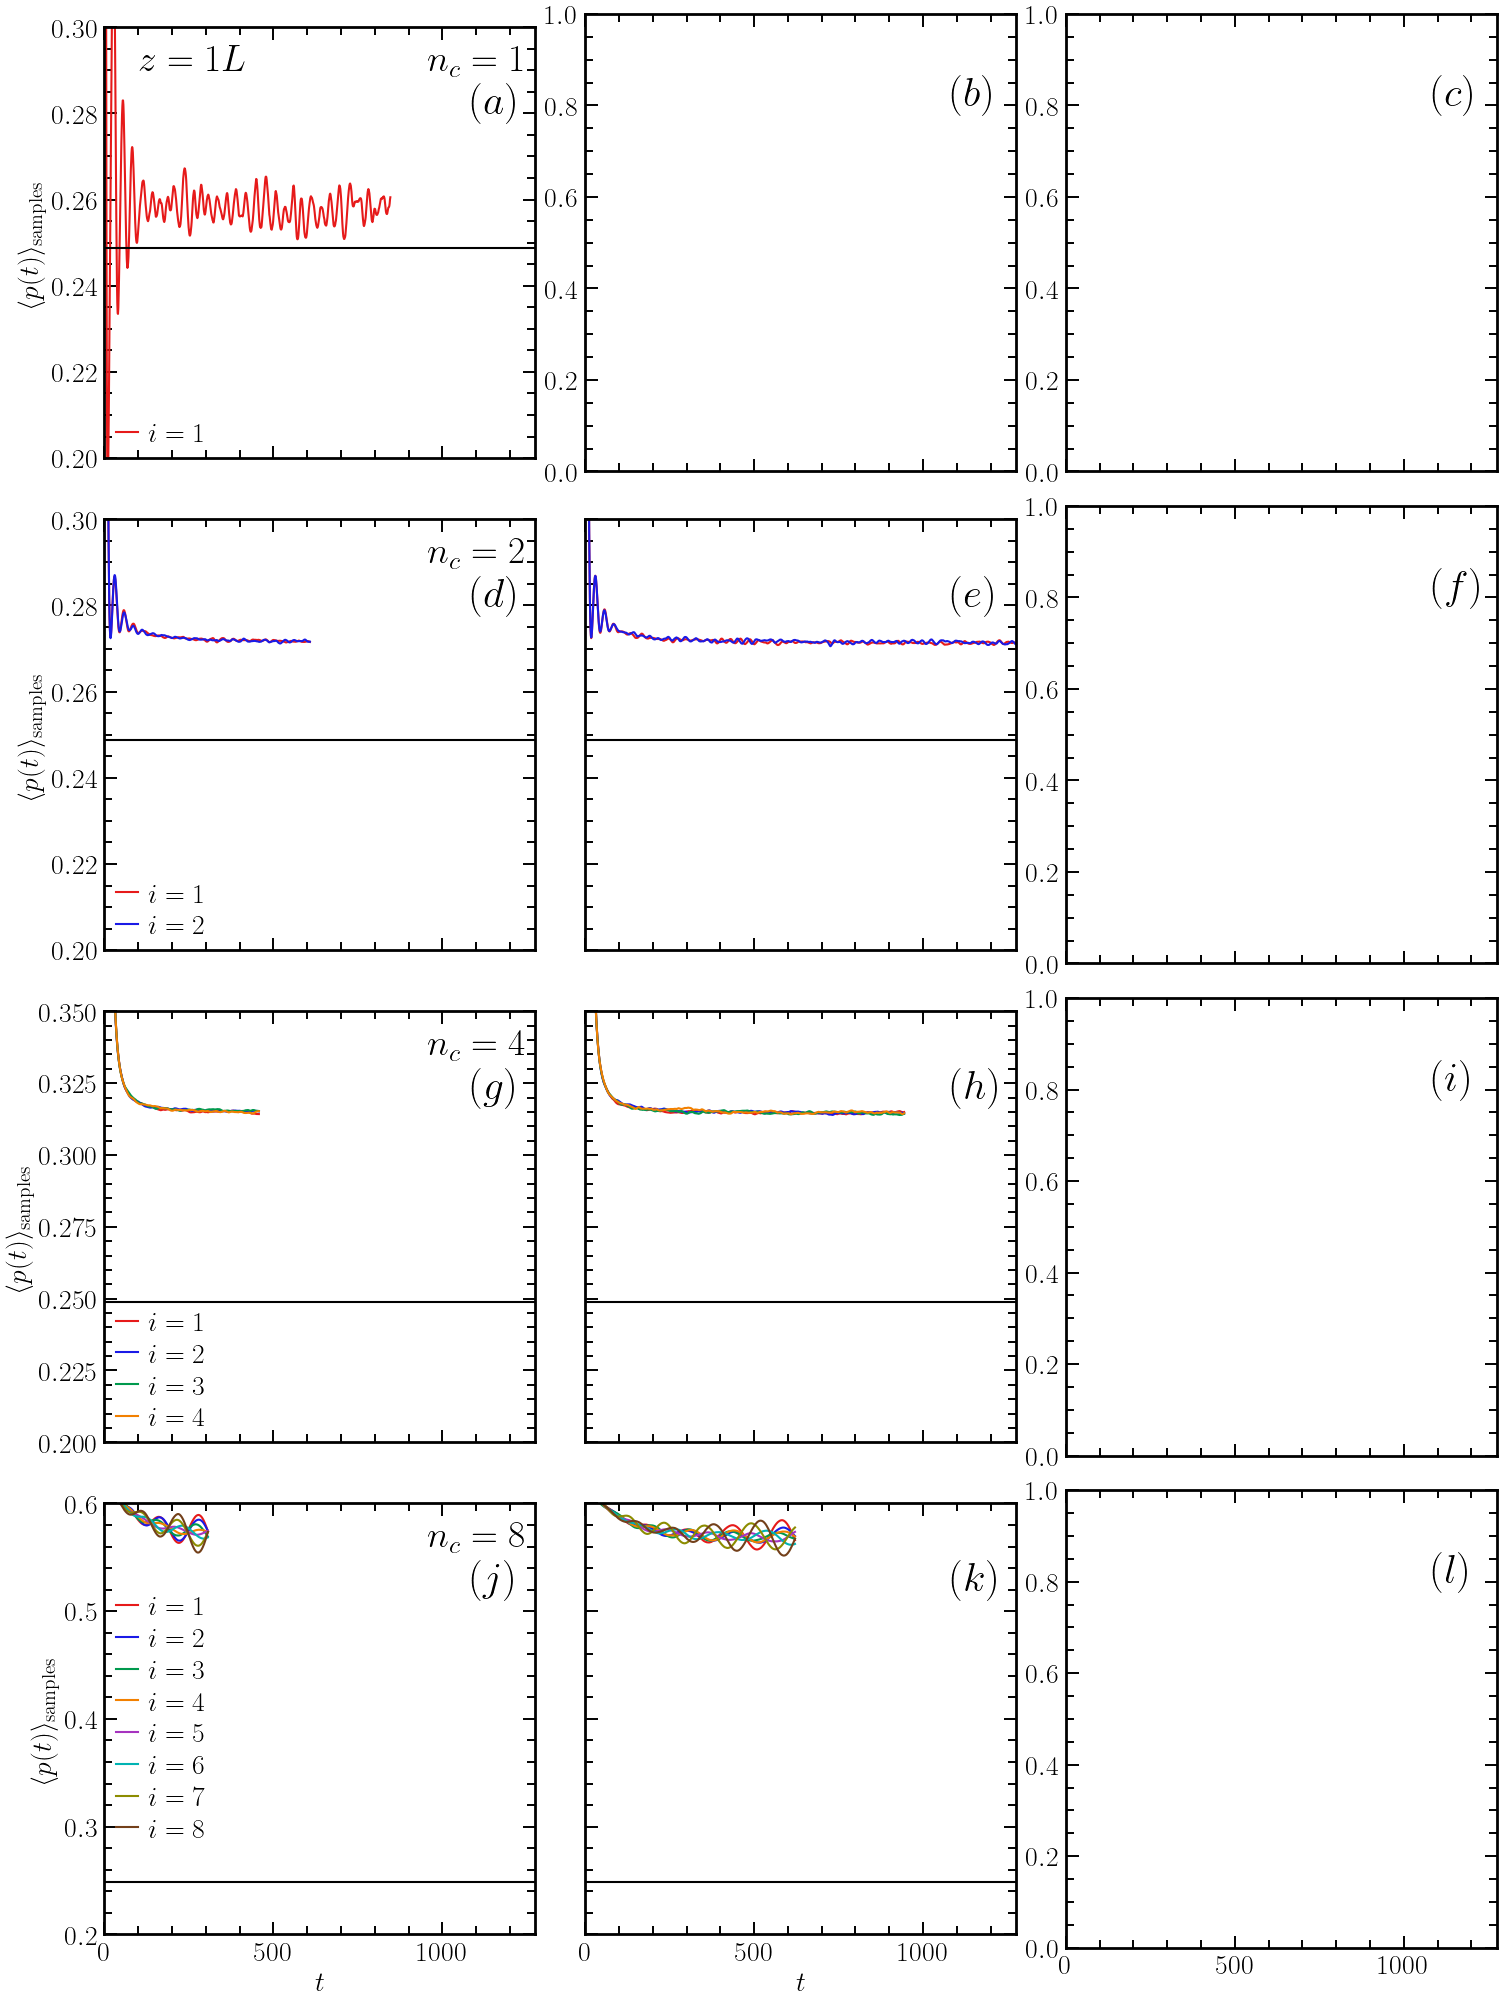
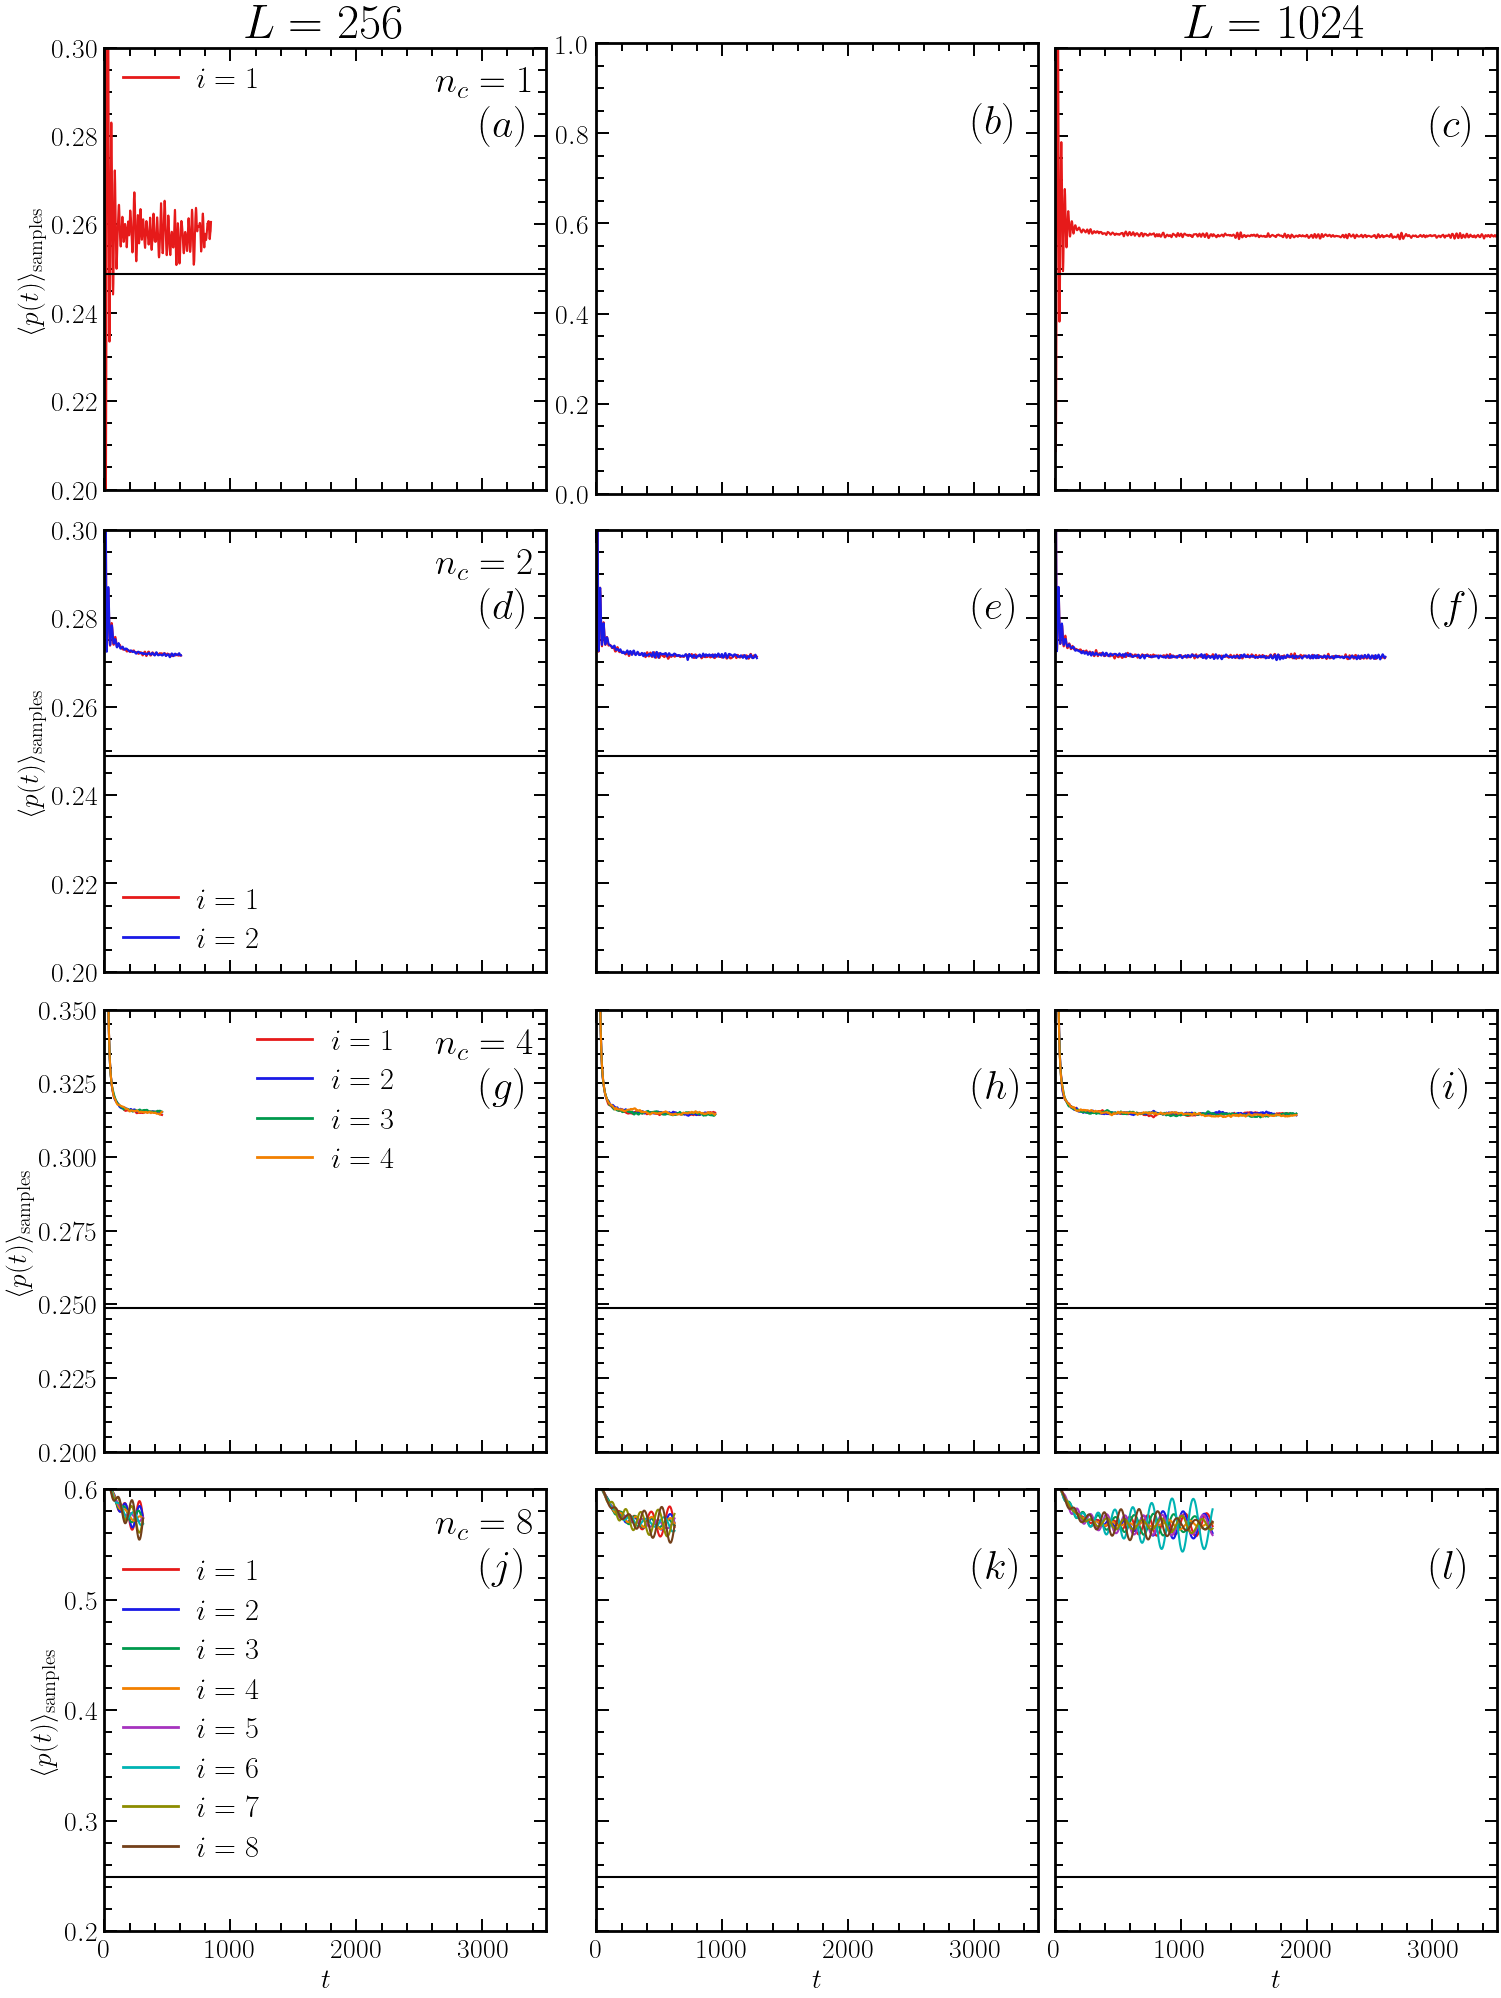
The notebook cell's code change between the first figure and the second:
--- before
+++ after
@@ -58,6 +58,4 @@
             continue
         
-        print(f'Loading data for nc={nc}, ft={ft}')
-        
         t_max = max(t_max, max(time))
         ax.set_ylim(0.2, 0.6)
@@ -67,5 +65,5 @@
         
         if(idx_nc == 0):
-            ax.text(0.08, 0.9, f'$z = {index+1}L$', transform=ax.transAxes , fontsize=fs_l_fig)
+            ax.set_title(f'$L = {L}$', fontsize=fs_title)
             ax.set_ylim(0.2, 0.30)
             ax.set_ylim(0.2, 0.3)
@@ -76,11 +74,17 @@
         if idx_nc == 3:
             ax.set_ylim(0.2, 0.6)
-        
-        if index==2:
-            ax.legend()
 
         if index==0:
             ax.text(0.75, 0.9, f'$n_c = {nc}$', transform=ax.transAxes , fontsize=fs_l_fig)
-            ax.legend()
+            leg = ax.legend(
+                fontsize=22,
+                handlelength=1.8,
+                handletextpad=0.6,
+                borderpad=0.4,
+                labelspacing=0.4
+            )
+
+            for line in leg.get_lines():
+                line.set_linewidth(2.0)
             ax.set_ylabel(r'$\langle p(t) \rangle_{\mathrm{samples}}$')
         if idx_nc == len(nc_lst)-1:

Commit: update parms